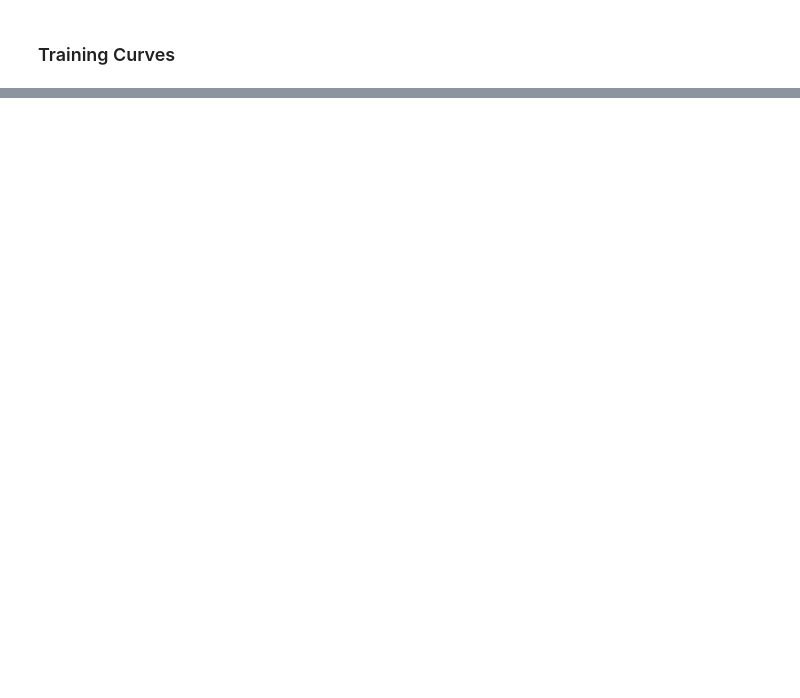
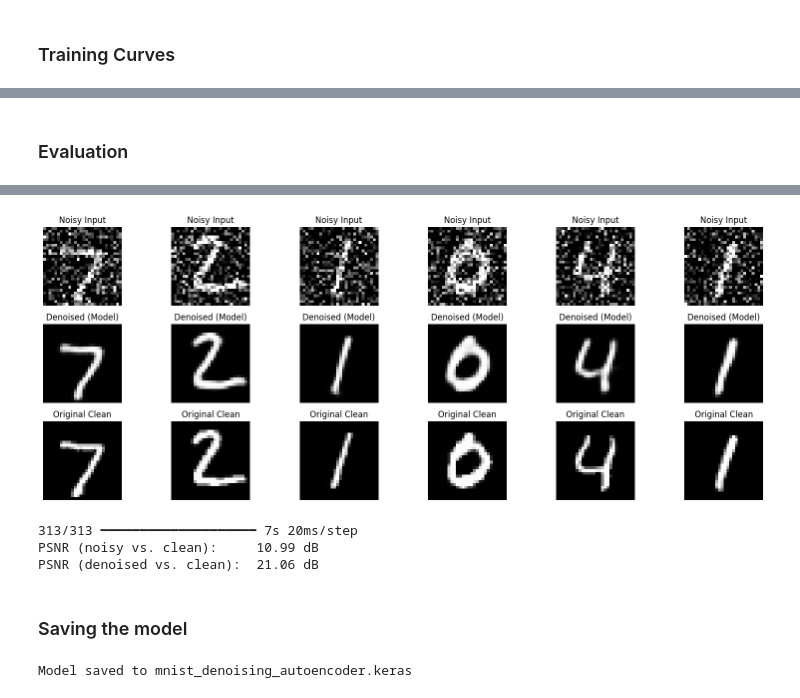
Before and after one commit to satyam294/CT-CEI-DS-2026, a Jupyter notebook: week6_Satyam_Chand/week6_Satyam_Chand.ipynb, the cells around one changed output, grey strips where cells are left out. Drawn from its saved outputs; the diff is of its cells as text; code cells hidden in the pictures; blank space fills up the shorter version.

```diff
--- a/week6_Satyam_Chand/week6_Satyam_Chand.ipynb
+++ b/week6_Satyam_Chand/week6_Satyam_Chand.ipynb
@@ -181,0 +185,29 @@ plt.show()
+# %% [markdown]
+### Evaluation
+# %%
+denoised = autoencoder.predict(x_test_noisy[:n])
+
+plt.figure(figsize=(16, 6))
+for i in range(n):
+    # Noisy input
+    ax = plt.subplot(3, n, i + 1)
+    plt.imshow(x_test_noisy[i].squeeze(), cmap="gray")
+    plt.title("Noisy Input")
+    plt.axis("off")
+
+    # Denoised output
+    ax = plt.subplot(3, n, i + 1 + n)
+    plt.imshow(denoised[i].squeeze(), cmap="gray")
+    plt.title("Denoised (Model)")
+    plt.axis("off")
+
+    # Original clean
+    ax = plt.subplot(3, n, i + 1 + 2 * n)
+    plt.imshow(x_test[i].squeeze(), cmap="gray")
+    plt.title("Original Clean")
+    plt.axis("off")
+
+plt.tight_layout()
+plt.savefig('outputs/visual_eval.png')
+plt.show()
+# %% [output]
@@ -181,0 +215,26 @@ plt.show()
+[figure, added]
+# %%
+def psnr(original, reconstructed):
+    mse = np.mean((original - reconstructed) ** 2)
+    if mse == 0:
+        return float("inf")
+    return 20 * np.log10(1.0 / np.sqrt(mse))  # 1.0 = max pixel value (normalized data)
+
+denoised_all = autoencoder.predict(x_test_noisy)
+
+noisy_psnr = psnr(x_test, x_test_noisy)
+denoised_psnr = psnr(x_test, denoised_all)
+
+print(f"PSNR (noisy vs. clean):     {noisy_psnr:.2f} dB")
+print(f"PSNR (denoised vs. clean):  {denoised_psnr:.2f} dB")
+# %% [output]
+313/313 ━━━━━━━━━━━━━━━━━━━━ 7s 20ms/step
+PSNR (noisy vs. clean):     10.99 dB
+PSNR (denoised vs. clean):  21.06 dB
+# %% [markdown]
+### Saving the model
+# %%
+autoencoder.save("models/mnist_denoising_autoencoder.keras")
+print("Model saved to mnist_denoising_autoencoder.keras")
+# %% [output]
+Model saved to mnist_denoising_autoencoder.keras
```
Also changed, not shown: parts of 6 cells of this notebook, 4 other files.
